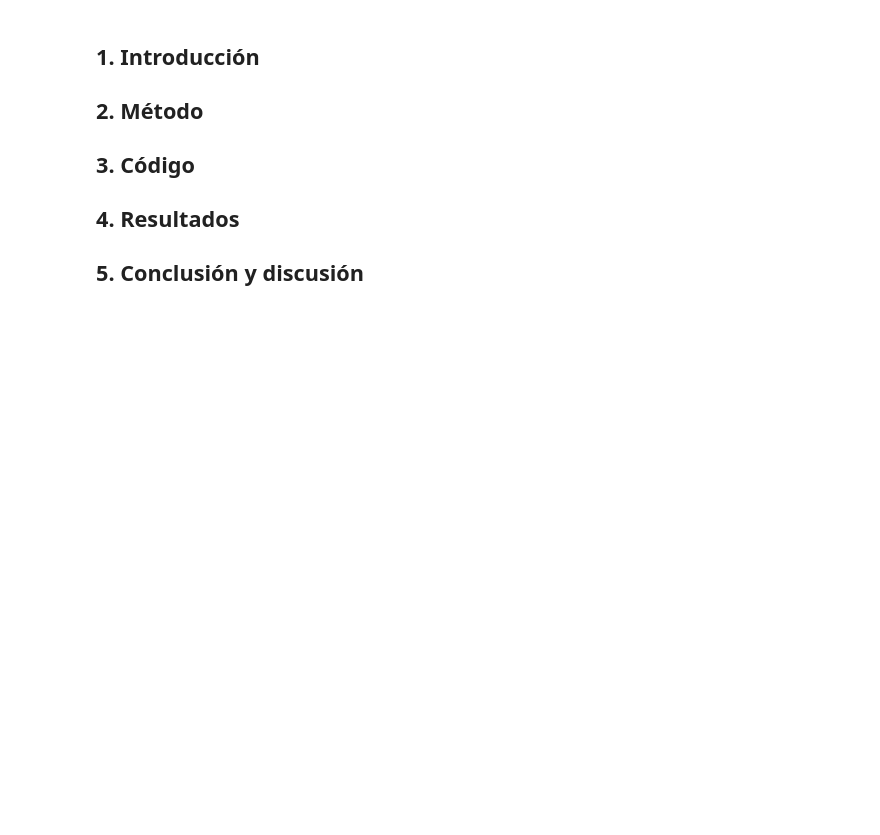
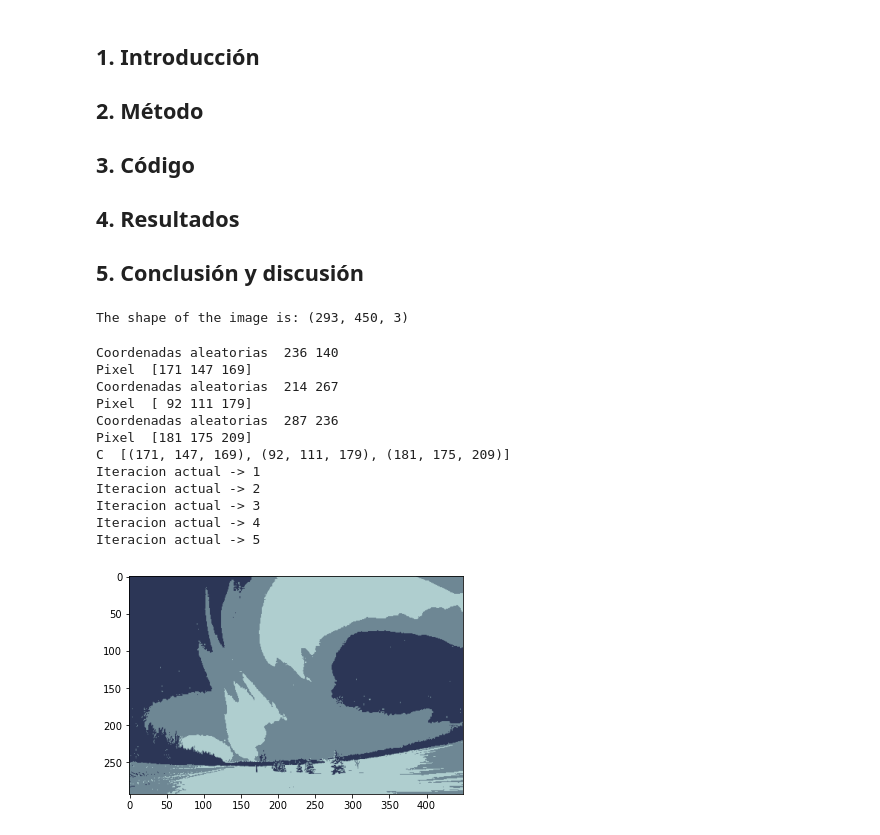
Before and after one commit to VivianGomez/t3_segmentation, a Jupyter notebook: t3_segmentation.ipynb, the cells around one changed output. Cells and saved outputs as stored; diff of their text form; code cells hidden in the pictures; blank space fills up the shorter version.

```diff
--- a/t3_segmentation.ipynb
+++ b/t3_segmentation.ipynb
@@ -28,0 +22,21 @@ segmented_imgs_grayscale = seg.segmentation_demo(img, gray=True)
+# %%
+url = "https://github.com/VivianGomez/t3_segmentation/blob/master/utils/images/1.jpg?raw=true"
+img = seg.download_image(url)
+# %% [output]
+The shape of the image is: (293, 450, 3)
+# %%
+segmented_imgs = seg.kmeans(3, img, 25, 5, True, [(31, 32, 27), (179, 176, 221), (87, 125, 128)])
+# %% [output]
+Coordenadas aleatorias  236 140
+Pixel  [171 147 169]
+Coordenadas aleatorias  214 267
+Pixel  [ 92 111 179]
+Coordenadas aleatorias  287 236
+Pixel  [181 175 209]
+C  [(171, 147, 169), (92, 111, 179), (181, 175, 209)]
+Iteracion actual -> 1
+Iteracion actual -> 2
+Iteracion actual -> 3
+Iteracion actual -> 4
+Iteracion actual -> 5
+[figure, added]
```
Also changed, not shown: parts of 5 cells of this notebook, 2 other files.
